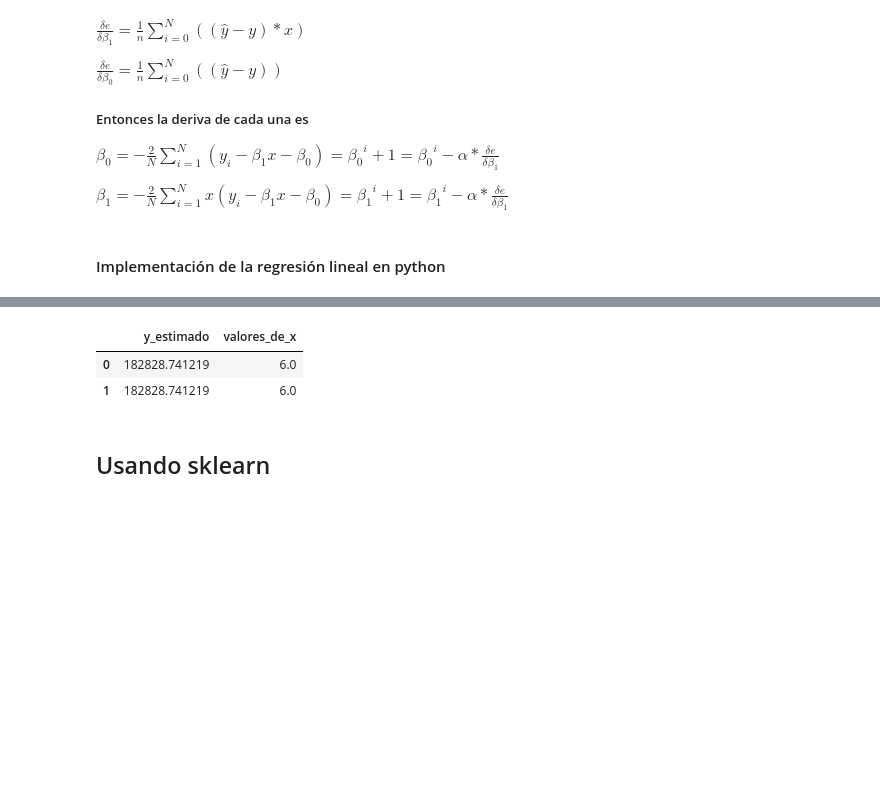
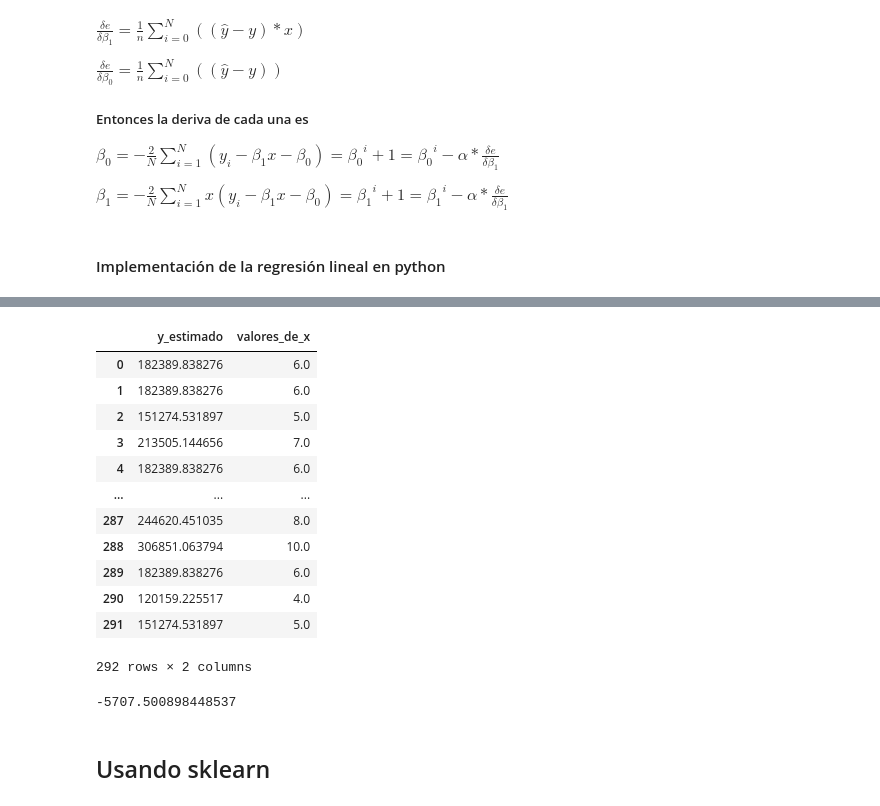
Before and after one commit to luispocon/proyecto1_regresion_lineal_programacion, a Jupyter notebook: Proyecto_1.ipynb, the cells around one changed output, grey strips where cells are left out. Saved outputs shown, nothing was run; the diff lists cells and outputs as text; code cells hidden in the pictures; blank space fills up the shorter version.

```diff
--- a/Proyecto_1.ipynb
+++ b/Proyecto_1.ipynb
@@ -185,7 +195,7 @@ def pasos(epocas_, learning_rate,iteracion_epocas , x ,y  ):
         return  beta0 + beta1*x
     #función del cálculo del error
     def _error(y,y_estimada):
-        N = y.shape[0]
+        N = y.shape[0] # N es el tamaño del dataseto o de las observaciones
         error = np.sum((y-y_estimada)**2)/N
         return error
 
@@ -222,10 +232,14 @@ def pasos(epocas_, learning_rate,iteracion_epocas , x ,y  ):
 
 
     error = np.zeros((epocas,1))
+    history_b0 = []
+    history_b1 = []
 
     for i in range(epocas):
     # Descenso del gradiente que permite en cada iteracion actualizar el peso de cada valor
         [beta1, beta0] = g_descendiente(beta1,beta0,alfa,x,y)
+        history_b0.append(beta0) # Guardando cada beta0 de de las iteraciones
+        history_b1.append(beta1) # Guardando cada beta1 de de las iteraciones
 
     # Y estimada de la regresión
         y_estimada = regresion(beta0,beta1,x)
@@ -250,4 +264,4 @@ def pasos(epocas_, learning_rate,iteracion_epocas , x ,y  ):
     plt.ylabel('Error cuadradico medio')
     plt.show()
 
-    return beta0,beta1, epocas,error, plt.show()
+    return beta0, beta1, epocas, error, history_b0, history_b1, plt.show()
@@ -254,3 +285,3 @@ def pasos(epocas_, learning_rate,iteracion_epocas , x ,y  ):
 # %%
-p = pasos(100,0.001,20,  X_entrenamiento[:,0], y_entrenamiento[:,0] )
+p = pasos(1000,0.0001,500,  X_entrenamiento[:,0], y_entrenamiento[:,0] )
 # %% [output]
@@ -302,20 +335,30 @@ plt.show()
 # %%
 
 def prediccion(x_prueba):
     lista=x_prueba
     y_predictivo = []
     x_valores = []
     for i in range(0 , (len(x_prueba)) ):
         y_predictivo.append((np.array(p[0])).astype(int) + (np.array(p[1]))*list(lista)[i])
         x_valores.append(list(lista)[i] )
 
     df = pd.DataFrame()
     df["y_estimado"] = pd.Series(y_predictivo)
     df["valores_de_x"] = pd.Series(x_valores)
     return df
 
-prediccion(x_prueba[:,0]).head(2)
+prediccion(x_prueba[:,0])
 # %% [output]
 |  | y_estimado | valores_de_x |
-| 0 | 182828.741219 | 6.0 |
-| 1 | 182828.741219 | 6.0 |
+| 0 | 182389.838276 | 6.0 |
+| 1 | 182389.838276 | 6.0 |
+| 2 | 151274.531897 | 5.0 |
+| 3 | 213505.144656 | 7.0 |
+| 4 | 182389.838276 | 6.0 |
+| ... | ... | ... |
+| 287 | 244620.451035 | 8.0 |
+| 288 | 306851.063794 | 10.0 |
+| 289 | 182389.838276 | 6.0 |
+| 290 | 120159.225517 | 4.0 |
+| 291 | 151274.531897 | 5.0 |
+292 rows × 2 columns
@@ -321,0 +369,4 @@ prediccion(x_prueba[:,0]).head(2)
+# %%
+np.sum(( y_prueba[:,0])- ( p[0]+p[1]*x_prueba[:,0]) )/len(y_prueba[:,0])
+# %% [output]
+-5707.500898448537
```
Also changed, not shown: parts of 19 cells of this notebook.
